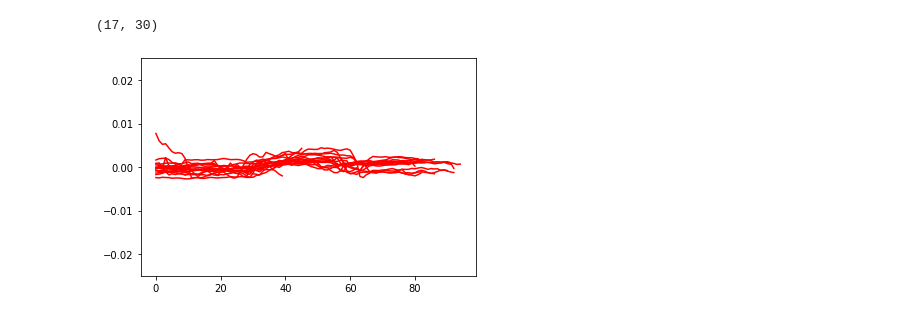
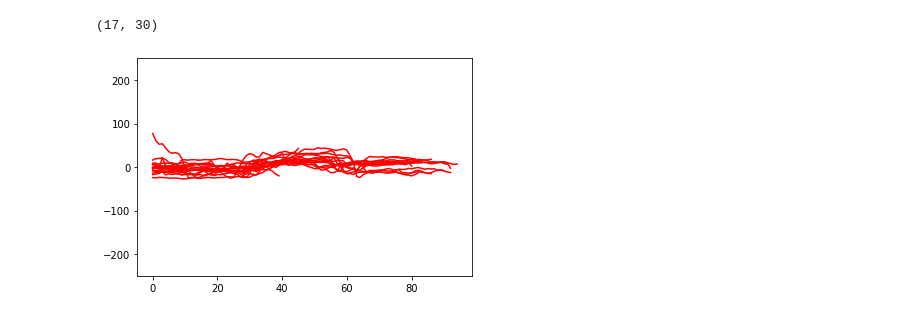
Before and after one commit to hyunwoongko/strabismus-recognition, a Jupyter notebook: analysis/analysis.ipynb, the cells around one changed output. Drawn from its saved outputs; the diff is of its cells as text; code cells hidden in the pictures.

```diff
--- a/analysis/analysis.ipynb
+++ b/analysis/analysis.ipynb
@@ -88,7 +88,7 @@ def preprocess(data, sampling_rate=10, outlier_threshold=0.025):
     data_sampled = np.array(data_sampled)
 
     return {
-        'data' : data_sampled,
+        'data' : data_sampled * 100 ** 2 ,
         'label' : data['label']
     }
 # %%
@@ -125,16 +125,16 @@ len(prep_normal), len(perp_exotropia)
 # %%
 from matplotlib import pyplot as plt
 
-# 전 처리 정상환자 시각화
-outlier_threshold = 0.025
+# 전 처리 후 정상환자 시각화
+outlier_threshold = 250
 for i in prep_normal:
     plt.plot(i['data'], c='r')
 
 plt.ylim(-outlier_threshold, outlier_threshold)
 plt.show()
 plt.close()
 # %% [output]
-[figure, old version]
+[figure, new version]
 # %%
 from matplotlib import pyplot as plt
 
```
Also changed, not shown: parts of 6 cells of this notebook.
